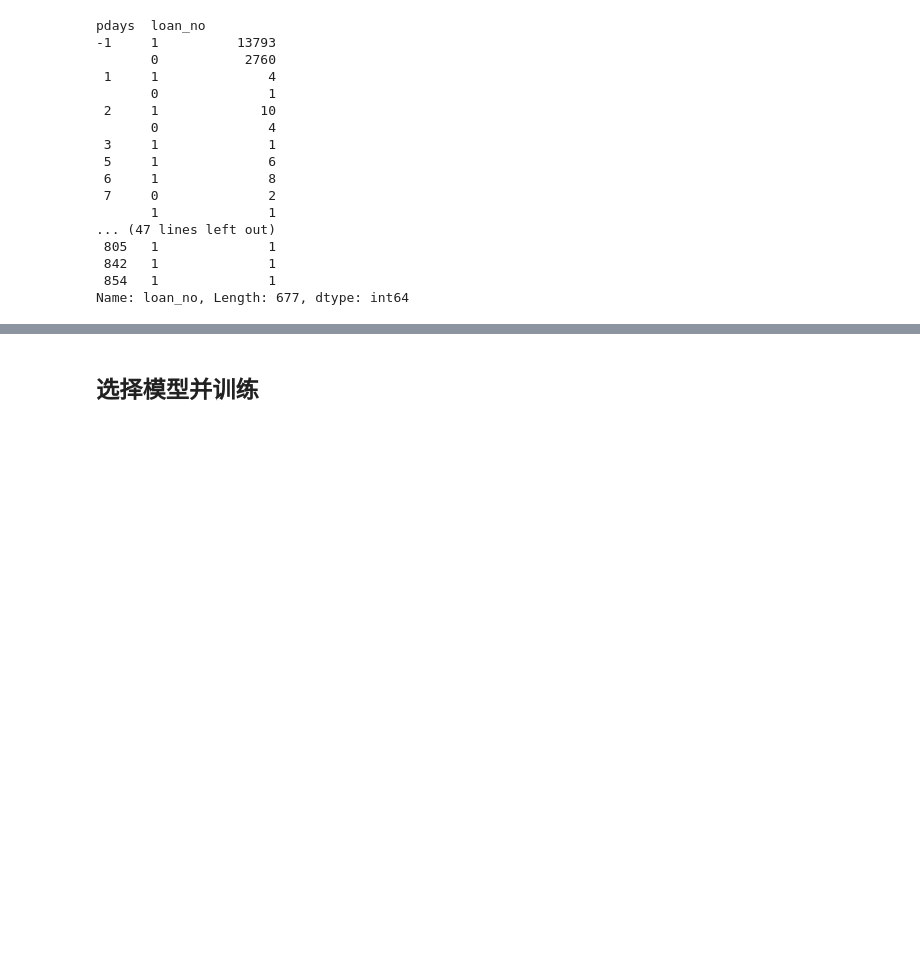
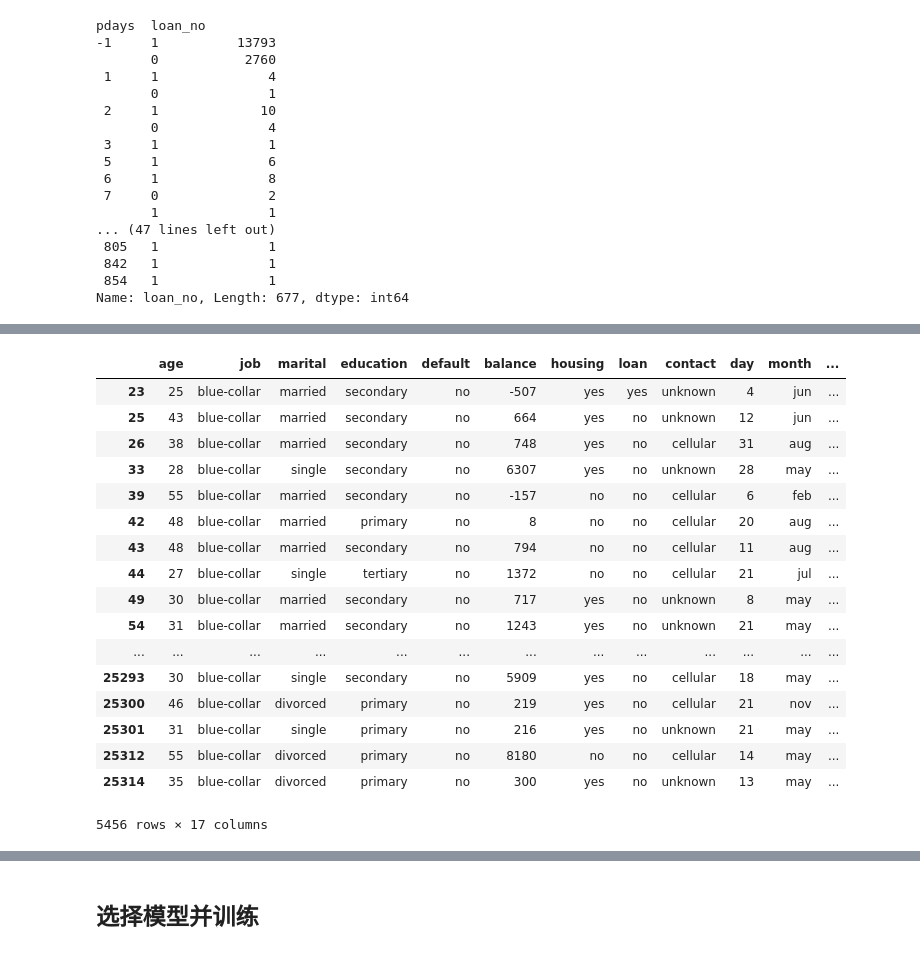
Before and after one commit to CrazyXiao/machine-learning, a Jupyter notebook: code/kesci_bank_precision/bank_predict.ipynb, the cells around one changed output, grey strips where cells are left out. Cells and saved outputs as stored; diff of their text form; code cells hidden in the pictures; blank space fills up the shorter version.

```diff
--- a/code/kesci_bank_precision/bank_predict.ipynb
+++ b/code/kesci_bank_precision/bank_predict.ipynb
@@ -637,0 +517,28 @@ Name: previous, Length: 1625, dtype: int64
+# %%
+# temp1 = bank_data.groupby(['month',]).agg({'y':'sum'}).reset_index().rename(columns={'y':'sum_y'})
+# print(temp1['sum_y'])
+# temp2 = bank_data.groupby(['month',]).agg({'y':'mean'}).reset_index().rename(columns={'y':'month_bi'})
+# print(temp2['month_bi'])
+# pd.merge(bank_data, temp2, on=['month'], how='left')
+
+bank_data.loc[(bank_data['job'] == 'blue-collar'),]
+# bank_data.loc[(bank_data['education'] == 'tertiary'),]
+# %% [output]
+|  | age | job | marital | education | default | balance | housing | loan | contact | day | month | ... |
+| 23 | 25 | blue-collar | married | secondary | no | -507 | yes | yes | unknown | 4 | jun | ... |
+| 25 | 43 | blue-collar | married | secondary | no | 664 | yes | no | unknown | 12 | jun | ... |
+| 26 | 38 | blue-collar | married | secondary | no | 748 | yes | no | cellular | 31 | aug | ... |
+| 33 | 28 | blue-collar | single | secondary | no | 6307 | yes | no | unknown | 28 | may | ... |
+| 39 | 55 | blue-collar | married | secondary | no | -157 | no | no | cellular | 6 | feb | ... |
+| 42 | 48 | blue-collar | married | primary | no | 8 | no | no | cellular | 20 | aug | ... |
+| 43 | 48 | blue-collar | married | secondary | no | 794 | no | no | cellular | 11 | aug | ... |
+| 44 | 27 | blue-collar | single | tertiary | no | 1372 | no | no | cellular | 21 | jul | ... |
+| 49 | 30 | blue-collar | married | secondary | no | 717 | yes | no | unknown | 8 | may | ... |
+| 54 | 31 | blue-collar | married | secondary | no | 1243 | yes | no | unknown | 21 | may | ... |
+| ... | ... | ... | ... | ... | ... | ... | ... | ... | ... | ... | ... | ... |
+| 25293 | 30 | blue-collar | single | secondary | no | 5909 | yes | no | cellular | 18 | may | ... |
+| 25300 | 46 | blue-collar | divorced | primary | no | 219 | yes | no | cellular | 21 | nov | ... |
+| 25301 | 31 | blue-collar | single | primary | no | 216 | yes | no | unknown | 21 | may | ... |
+| 25312 | 55 | blue-collar | divorced | primary | no | 8180 | no | no | cellular | 14 | may | ... |
+| 25314 | 35 | blue-collar | divorced | primary | no | 300 | yes | no | unknown | 13 | may | ... |
+5456 rows × 17 columns
```
Also changed, not shown: parts of 20 cells of this notebook, 9 other files.
